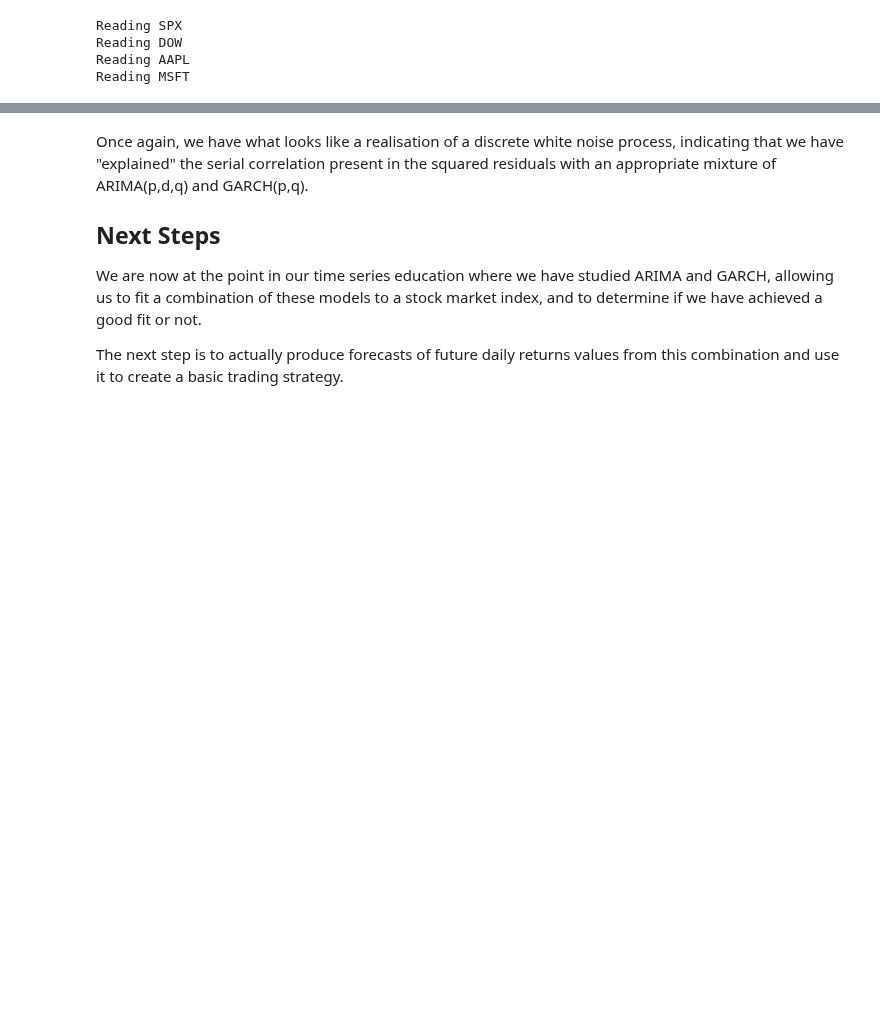
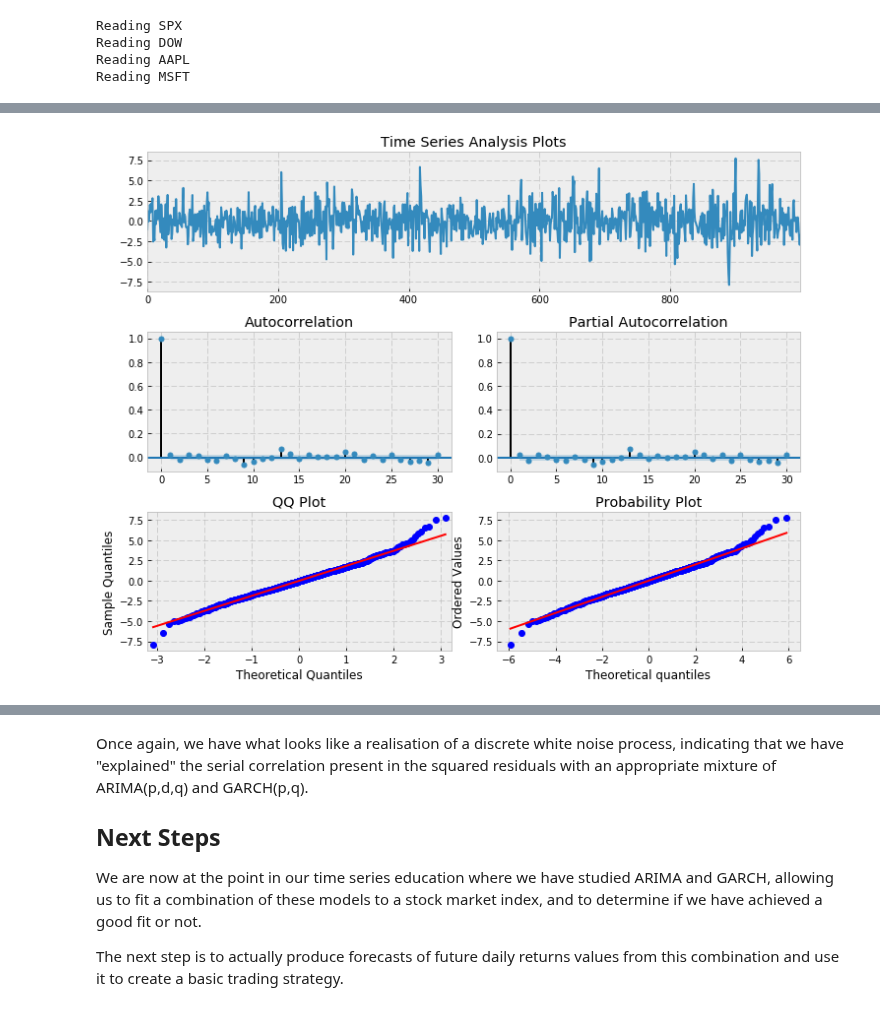
Before and after one commit to Auquan/Tutorials, a Jupyter notebook: Time Series Analysis - 4.ipynb, the cells around one changed output, grey strips where cells are left out. Drawn from its saved outputs; the diff is of its cells as text; code cells hidden in the pictures; blank space fills up the shorter version.

Commit message:
Update to time series

```diff
--- a/Time Series Analysis - 4.ipynb
+++ b/Time Series Analysis - 4.ipynb
@@ -77,0 +112,20 @@ ARCH(p) models can be thought of as simply an AR(p) model applied to the varianc
+# %%
+# Simulate ARCH(1) series
+# Var(yt) = a_0 + a_1*y{t-1}**2
+# if a_1 is between 0 and 1 then yt is white noise
+
+np.random.seed(13)
+
+a0 = 2
+a1 = .5
+
+y = w = np.random.normal(size=1000)
+Y = np.empty_like(y)
+
+for t in range(len(y)):
+    y[t] = w[t] * np.sqrt((a0 + a1*y[t-1]**2))
+
+# simulated ARCH(1) series, looks like white noise
+tsplot(y, lags=30)
+# %% [output]
+[figure, added]
```
Also changed, not shown: parts of 16 cells of this notebook, 3 other files.
